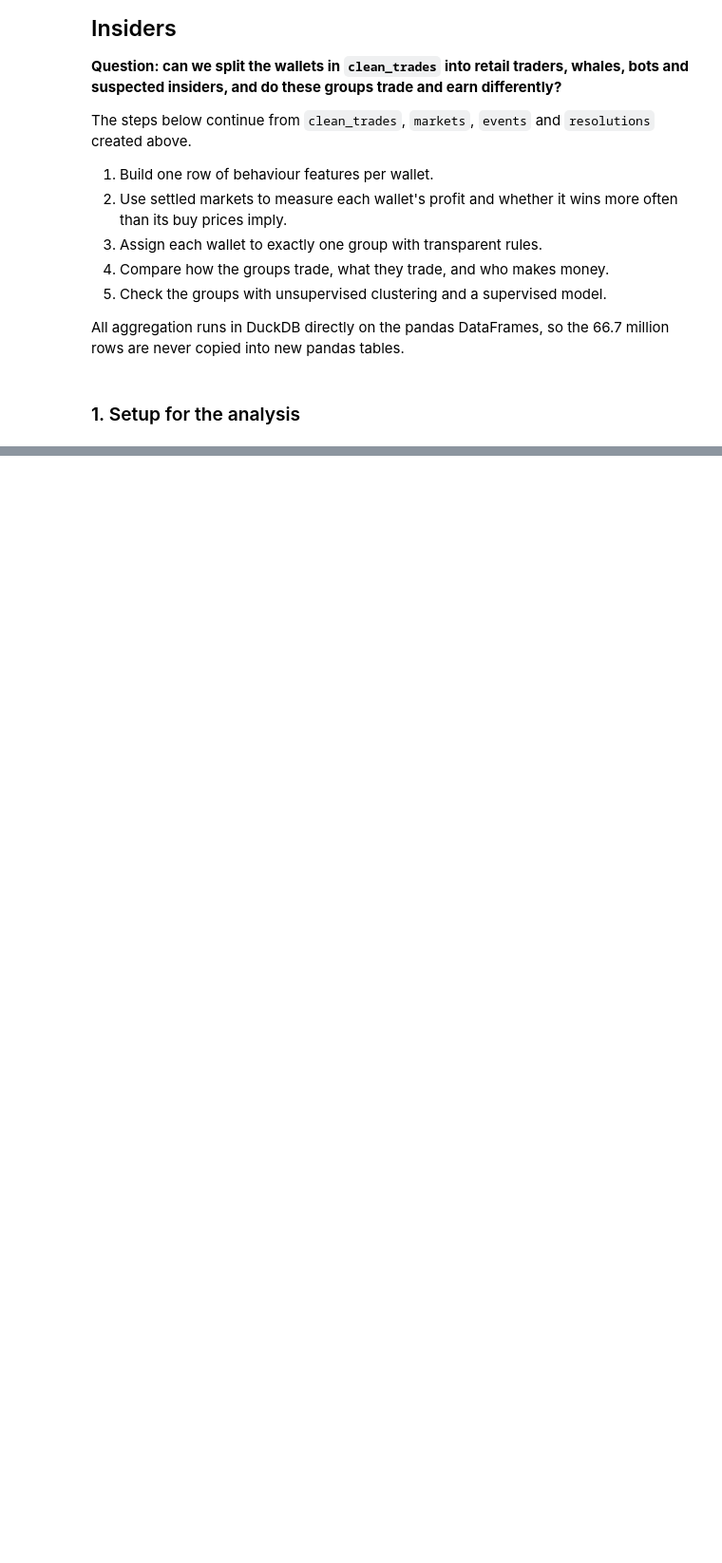
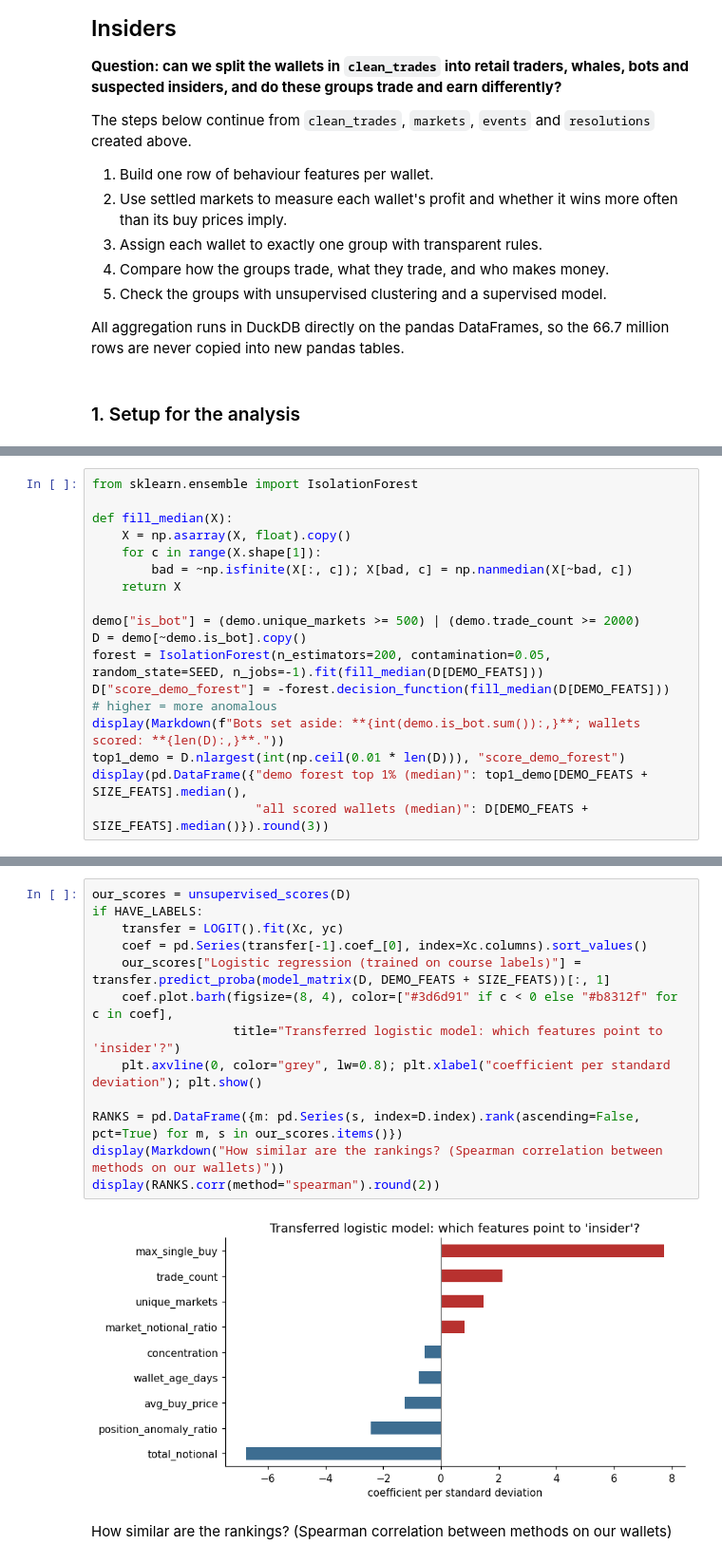
Before and after one commit to Cumuifreer/ucla-stats161-project, a Jupyter notebook: midterm_extended.ipynb, the cells around one changed output, grey strips where cells are left out. Shown at 95% size. Drawn from its saved outputs; the diff is of its cells as text; blank space fills up the shorter version.

```diff
--- a/midterm_extended.ipynb
+++ b/midterm_extended.ipynb
@@ -702,0 +533,17 @@ db.close()
+# %%
+from sklearn.ensemble import IsolationForest
+
+def fill_median(X):
+    X = np.asarray(X, float).copy()
+    for c in range(X.shape[1]):
+        bad = ~np.isfinite(X[:, c]); X[bad, c] = np.nanmedian(X[~bad, c])
+    return X
+
+demo["is_bot"] = (demo.unique_markets >= 500) | (demo.trade_count >= 2000)
+D = demo[~demo.is_bot].copy()
+forest = IsolationForest(n_estimators=200, contamination=0.05, random_state=SEED, n_jobs=-1).fit(fill_median(D[DEMO_FEATS]))
+D["score_demo_forest"] = -forest.decision_function(fill_median(D[DEMO_FEATS]))      # higher = more anomalous
+display(Markdown(f"Bots set aside: **{int(demo.is_bot.sum()):,}**; wallets scored: **{len(D):,}**."))
+top1_demo = D.nlargest(int(np.ceil(0.01 * len(D))), "score_demo_forest")
+display(pd.DataFrame({"demo forest top 1% (median)": top1_demo[DEMO_FEATS + SIZE_FEATS].median(),
+                      "all scored wallets (median)": D[DEMO_FEATS + SIZE_FEATS].median()}).round(3))
@@ -702,0 +659,16 @@ db.close()
+# %%
+our_scores = unsupervised_scores(D)
+if HAVE_LABELS:
+    transfer = LOGIT().fit(Xc, yc)
+    coef = pd.Series(transfer[-1].coef_[0], index=Xc.columns).sort_values()
+    our_scores["Logistic regression (trained on course labels)"] = transfer.predict_proba(model_matrix(D, DEMO_FEATS + SIZE_FEATS))[:, 1]
+    coef.plot.barh(figsize=(8, 4), color=["#3d6d91" if c < 0 else "#b8312f" for c in coef],
+                   title="Transferred logistic model: which features point to 'insider'?")
+    plt.axvline(0, color="grey", lw=0.8); plt.xlabel("coefficient per standard deviation"); plt.show()
+
+RANKS = pd.DataFrame({m: pd.Series(s, index=D.index).rank(ascending=False, pct=True) for m, s in our_scores.items()})
+display(Markdown("How similar are the rankings? (Spearman correlation between methods on our wallets)"))
+display(RANKS.corr(method="spearman").round(2))
+# %% [output]
+[figure, added]
+How similar are the rankings? (Spearman correlation between methods on our wallets)
```
Also changed, not shown: parts of 71 cells of this notebook.
